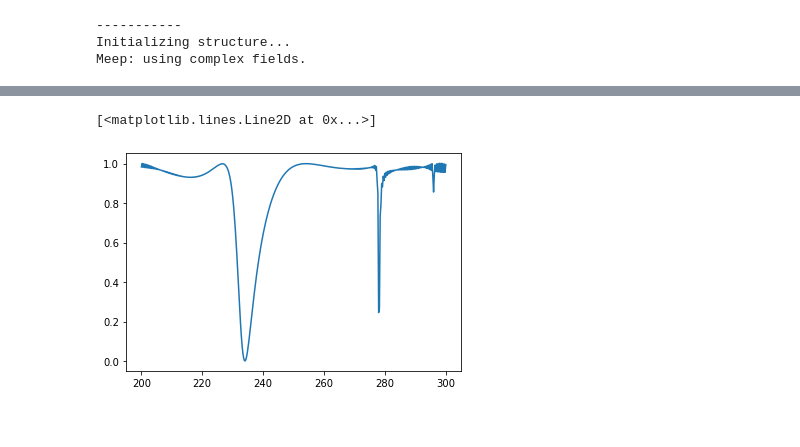
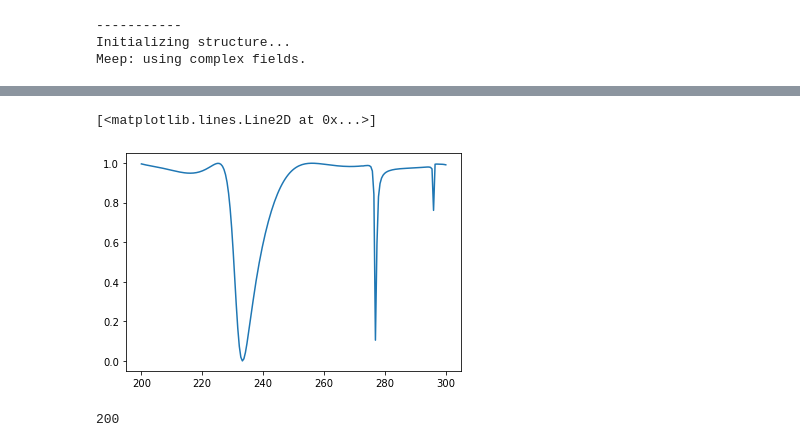
Before and after one commit to rifaasyari/Summer_research, a Jupyter notebook: meep_code/shape_generator.ipynb, the cells around one changed output, grey strips where cells are left out. Saved outputs shown, nothing was run; the diff lists cells and outputs as text; code cells hidden in the pictures.

```diff
--- a/meep_code/shape_generator.ipynb
+++ b/meep_code/shape_generator.ipynb
@@ -40,0 +209,9 @@ plt.show()
+# %%
+read = np.genfromtxt('data/DATA5.txt')
+x = np.genfromtxt('data/SP_xaxis.txt')
+#read.shape
+for i in range(size):
+    print(i)
+    plt.ylim(0, 1.1)
+    plt.plot(x, read[i])
+    plt.show()
@@ -40,0 +233,6 @@ plt.show()
+# %%
+for i in range(len(data[0])):
+    print('The '+str(i)+'th spectrum:')
+    plt.ylim(0, 1.1)
+    plt.plot(data[0][i], data[1][i])
+    plt.show()
@@ -41,5 +250,5 @@ plt.show()
 # %%
-vertices = [mp.Vector3(xc[i][0],yc[9][0])]
+vertices = [mp.Vector3(xc[i][0],yc[i][0])]
 for j in range(1, len(xc[i]) - 1):
     if xc[i][j] == xc[i][j - 1] and yc[i][j] == yc[i][j - 1]:
         continue
@@ -47,6 +277,10 @@ for j in range(1, len(xc[i]) - 1):
 # %%
 geometry = [mp.Block(size = cell_size, material=mp.Medium(index=b_m)),
-            mp.Prism(vertices, height=h, material=mp.Medium(index=c_m), center=mp.Vector3())]
+            mp.Prism(vertices,
+                     height=h,
+                     material=mp.Medium(index=c_m),
+                     center=mp.Vector3()
+                    )]
 pml_layers = [mp.PML(thickness= 1, direction = mp.Z, side=mp.High),
               mp.Absorber(thickness=1,direction = mp.Z, side=mp.Low)]
 
@@ -152,15 +386,19 @@ run 0 finished at t = 1000.0 (50000 timesteps)
 # %%
 import matplotlib.pyplot as plt
 c = 300
 p = 0.6
 Ts = []
 wl = []
 for i in range(nfreq):
     wl = np.append(wl, flux_freqs[i])
     Ts = np.append(Ts, bend[i]/straight[i])
 plt.figure()
 #plt.ylim(0,1)
-plt.plot(np.multiply(wl, c/p),Ts)
+plt.plot(np.multiply(flux_freqs, c/p),Ts)
 # %% [output]
 [<matplotlib.lines.Line2D at 0x...>]
-[figure, old version]
+[figure, new version]
+# %%
+len(Ts)
+# %% [output]
+200
```
Also changed, not shown: parts of 13 cells of this notebook, 1 other file.
